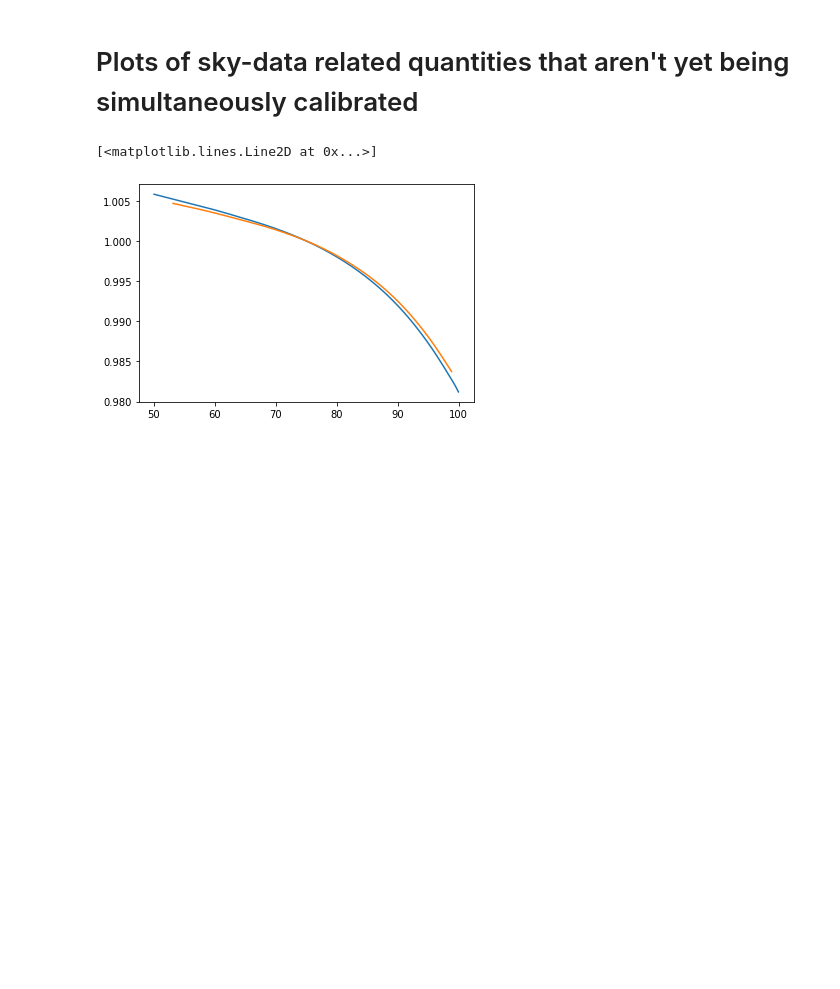
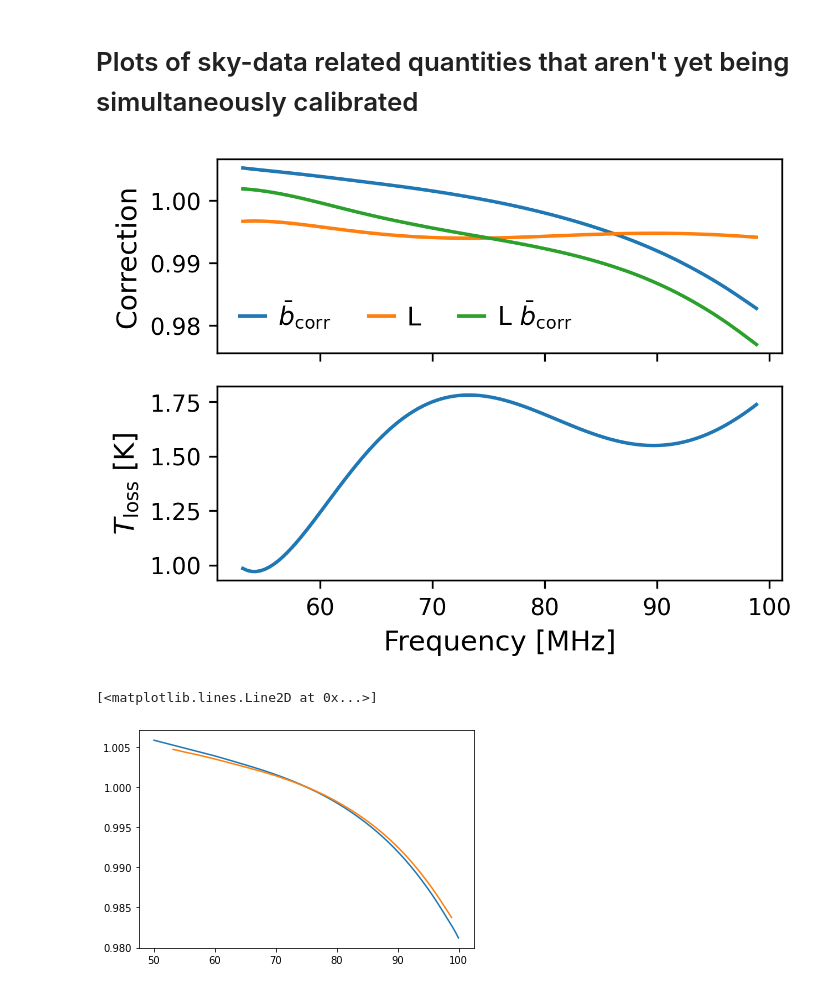
Before and after one commit to edges-collab/bayesian-calibration, a Jupyter notebook: Untitled.ipynb, the cells around one changed output. Drawn from its saved outputs; the diff is of its cells as text; code cells hidden in the pictures; blank space fills up the shorter version.

```diff
--- a/Untitled.ipynb
+++ b/Untitled.ipynb
@@ -15,3 +17,18 @@ plt.ion()
+# %%
+fig, ax = plt.subplots(2,1, sharex=True, figsize=(nutl.single_width*1.3, 0.75*nutl.single_width*1.3))
+
+ax[0].plot(adata.sky_freq, adata.bmcorr, label=r'$\bar{b}_{\rm corr}$')
+ax[0].plot(adata.sky_freq, adata.loss, label="L")
+ax[0].plot(adata.sky_freq, adata.bmcorr*adata.loss, label=r'L $\bar{b}_{\rm corr}$')
+ax[1].plot(adata.sky_freq, adata.loss_temp)
+ax[-1].set_xlabel("Frequency [MHz]")
+ax[0].set_ylabel("Correction")
+ax[0].legend(ncol=3,  labelspacing=0.25, handletextpad=0.5, columnspacing=1.5, handlelength=1, frameon=False)
+ax[1].set_ylabel(r"$T_{\rm loss}$ [K]")
+plt.tight_layout()
+plt.savefig("plots/losses.pdf")
+# %% [output]
+[figure, added]
 # %%
 new_beamcorr = np.genfromtxt(adata.data / 'beamcorr.txt')
 # %%
```
Also changed, not shown: parts of 1 cell of this notebook, 4 other files.
